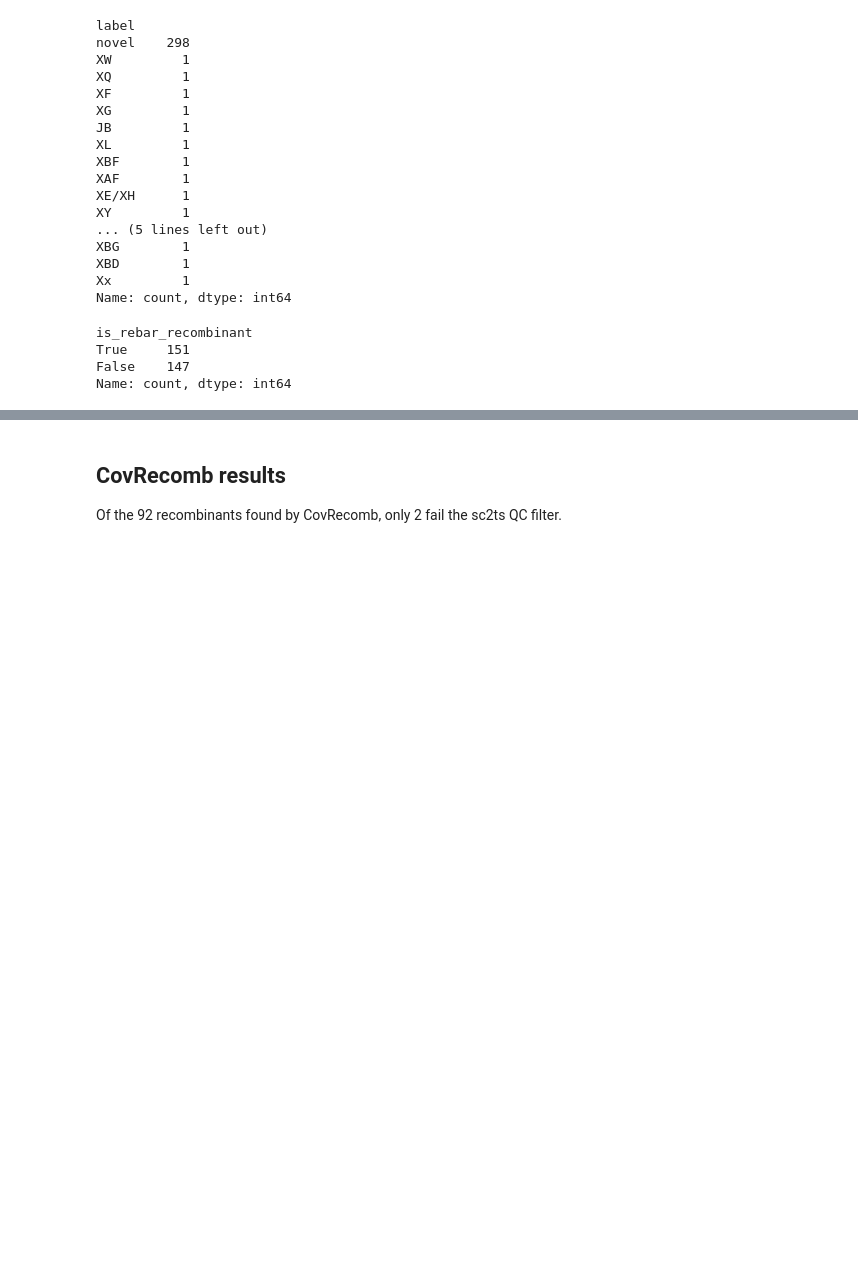
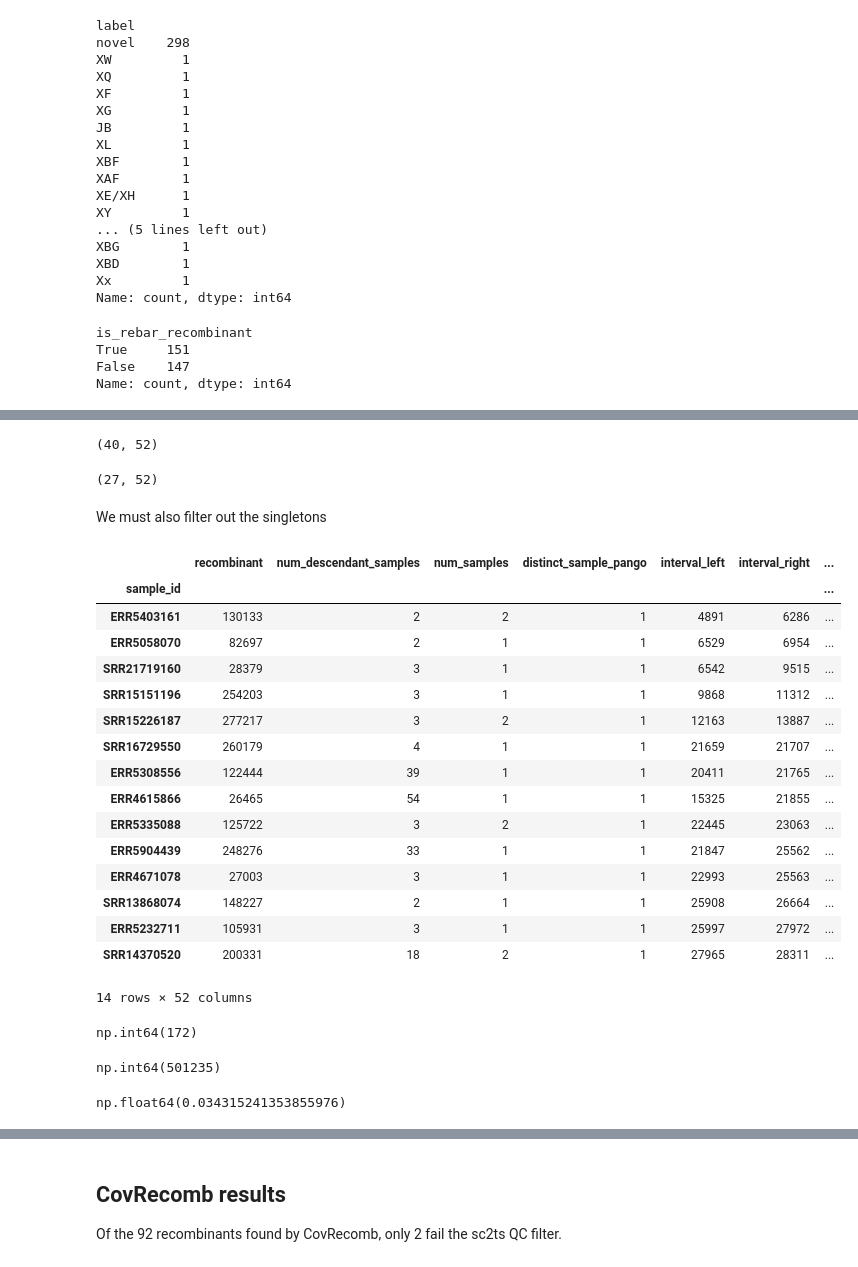
Before and after one commit to jeromekelleher/sc2ts-paper, a Jupyter notebook: notebooks/fig_recombinant_evidence.ipynb, the cells around one changed output, grey strips where cells are left out. Drawn from its saved outputs; the diff is of its cells as text; code cells hidden in the pictures; blank space fills up the shorter version.

Commit message:
First draft of RIPPLES numbers summary

```diff
--- a/notebooks/fig_recombinant_evidence.ipynb
+++ b/notebooks/fig_recombinant_evidence.ipynb
@@ -139,0 +146,39 @@ Name: count, dtype: int64
+# %%
+date_threshold = "2021-06";
+df_ripples_paper = recomb_df[recomb_df["date_added"] < date_threshold]
+df_ripples_paper.shape
+# %% [output]
+(40, 52)
+# %%
+df_ripples_paper_hq = df_ripples_paper[df_ripples_paper["net_min_supporting_loci_lft_rgt_ge_4"]]
+# %%
+df_ripples_paper_hq.shape
+# %% [output]
+(27, 52)
+# %% [markdown]
+We must also filter out the singletons
+# %%
+df = df_ripples_paper_hq[df_ripples_paper_hq["num_descendant_samples"] > 1]
+df
+# %% [output]
+|  | recombinant | num_descendant_samples | num_samples | distinct_sample_pango | interval_left | interval_right | ... |
+| sample_id |  |  |  |  |  |  | ... |
+| ERR5403161 | 130133 | 2 | 2 | 1 | 4891 | 6286 | ... |
+| ERR5058070 | 82697 | 2 | 1 | 1 | 6529 | 6954 | ... |
+| SRR21719160 | 28379 | 3 | 1 | 1 | 6542 | 9515 | ... |
+| SRR15151196 | 254203 | 3 | 1 | 1 | 9868 | 11312 | ... |
+| SRR15226187 | 277217 | 3 | 2 | 1 | 12163 | 13887 | ... |
+| SRR16729550 | 260179 | 4 | 1 | 1 | 21659 | 21707 | ... |
+| ERR5308556 | 122444 | 39 | 1 | 1 | 20411 | 21765 | ... |
+| ERR4615866 | 26465 | 54 | 1 | 1 | 15325 | 21855 | ... |
+| ERR5335088 | 125722 | 3 | 2 | 1 | 22445 | 23063 | ... |
+| ERR5904439 | 248276 | 33 | 1 | 1 | 21847 | 25562 | ... |
+| ERR4671078 | 27003 | 3 | 1 | 1 | 22993 | 25563 | ... |
+| SRR13868074 | 148227 | 2 | 1 | 1 | 25908 | 26664 | ... |
+| ERR5232711 | 105931 | 3 | 1 | 1 | 25997 | 27972 | ... |
+| SRR14370520 | 200331 | 18 | 2 | 1 | 27965 | 28311 | ... |
+14 rows × 52 columns
+# %%
+df["num_descendant_samples"].sum()
+# %% [output]
+np.int64(172)
@@ -139,0 +191,9 @@ Name: count, dtype: int64
+# %%
+total_samples = (df_sample["date"] < date_threshold).sum()
+total_samples
+# %% [output]
+np.int64(501235)
+# %%
+(recombinant_descendants / total_samples) * 100
+# %% [output]
+np.float64(0.034315241353855976)
```
Also changed, not shown: parts of 5 cells of this notebook, 1 other file.
